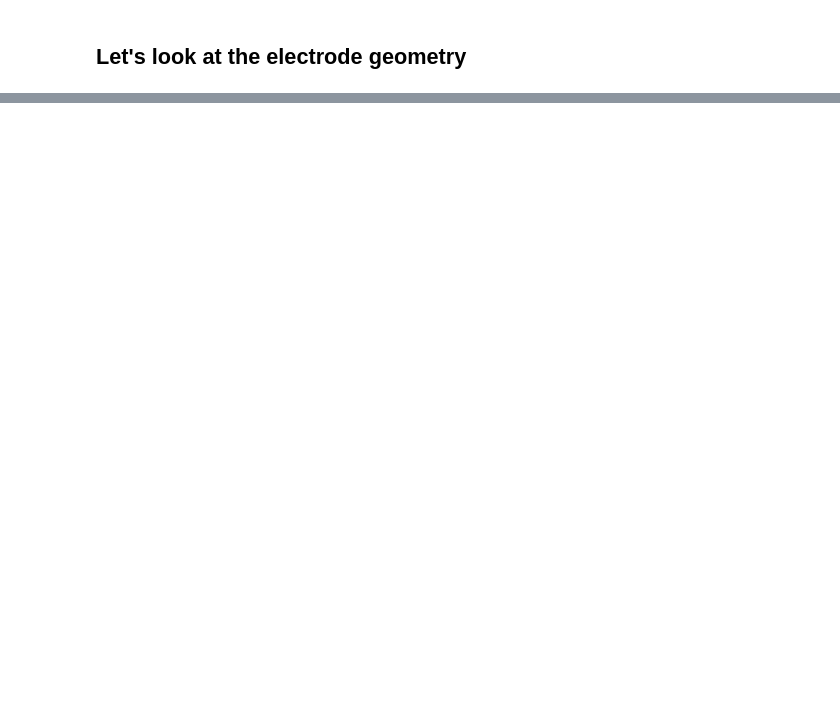
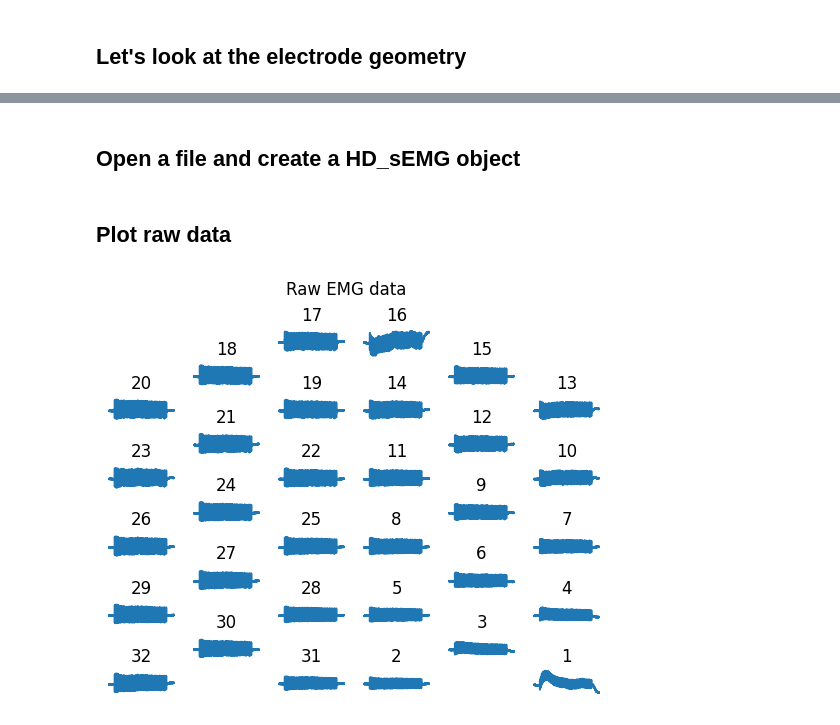
Before and after one commit to louisreg/NeuroTools, a Jupyter notebook: examples/emg/emg_array.ipynb, the cells around one changed output, grey strips where cells are left out. Cells and saved outputs as stored; diff of their text form; code cells hidden in the pictures; blank space fills up the shorter version.

```diff
--- a/examples/emg/emg_array.ipynb
+++ b/examples/emg/emg_array.ipynb
@@ -19,0 +23,29 @@ fig.tight_layout()
+# %% [markdown]
+##  Open a file and create a HD_sEMG object
+# %%
+##create or open the EMG arrays
+keys = NeuroNexus_H32_tri.required_raw_keys() + ['Tr0 ', 'Tr1 ']
+
+data_file = "./source/test_emg_array.hdf5"
+overwrite = False
+if not (os.path.isfile(data_file)) or overwrite:
+    ns5_path = "./source/UA014_SEL_AS_MS_SGM0_0009.ns5"
+    ns5_file = ns5Files(ns5_path)
+    if set(keys).issubset(ns5_file.get_analog_entitie_labels()):
+        ns5_file.to_hdf(data_file,keys)
+    else:
+        print("Requested keys not available")
+        exit()
+
+df_emg = pd.read_hdf(data_file)
+test_HD_sEMG = HD_sEMG(df = df_emg, array = NeuroNexus_H32_tri)
+
+trigger = trigger_b(df_emg['Tr0 '],df_emg['time'])                                    #add a trigger
+test_HD_sEMG.trigger = trigger
+# %% [markdown]
+## Plot raw data
+# %%
+test_HD_sEMG.plot_raw()
+plt.show()
+# %% [output]
+[figure, added]
```
Also changed, not shown: parts of 11 cells of this notebook, 50 other files.
